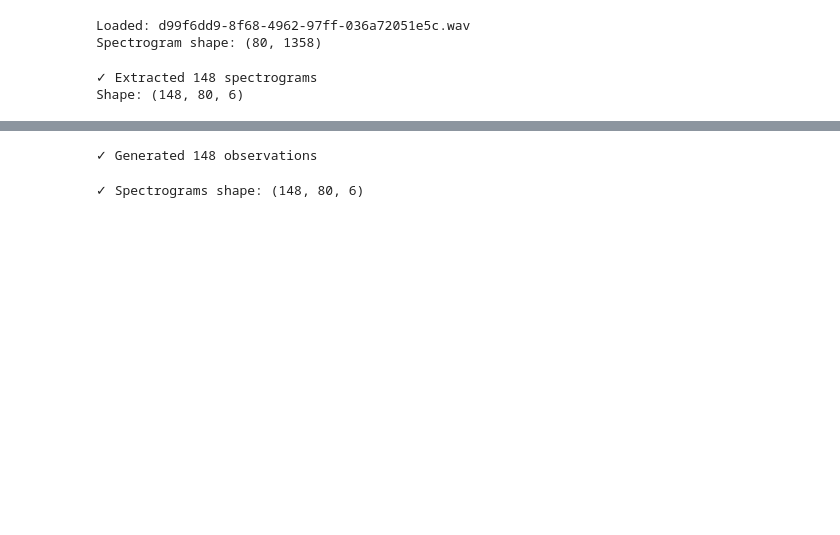
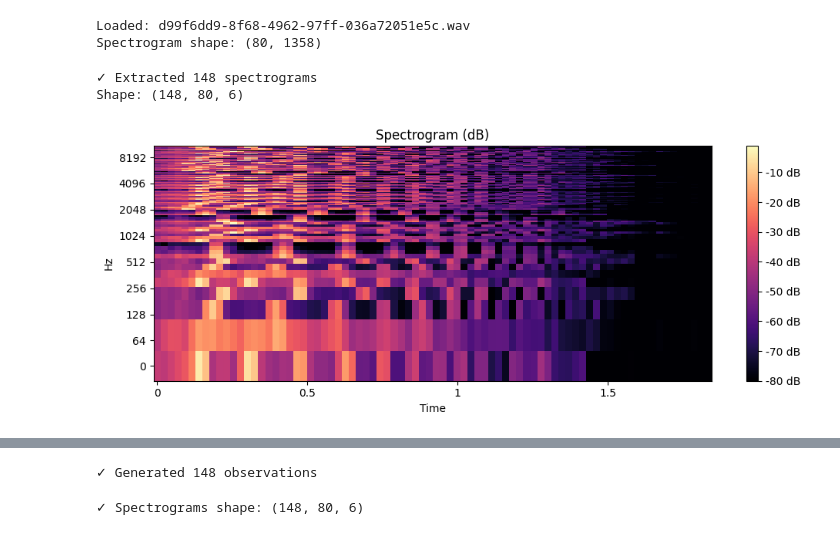
Before and after one commit to Jamesprocode/Pattern-for-Prediction-audio-to-audio, a Jupyter notebook: hmm_appoarch/test_hmm.ipynb, the cells around one changed output, grey strips where cells are left out. Cells and saved outputs as stored; diff of their text form; code cells hidden in the pictures; blank space fills up the shorter version.

```diff
--- a/hmm_appoarch/test_hmm.ipynb
+++ b/hmm_appoarch/test_hmm.ipynb
@@ -66,3 +66,14 @@ print(f"Shape: {specs_array.shape}")
 # %% [output]
 ✓ Extracted 148 spectrograms
 Shape: (148, 80, 6)
+# %%
+# 3. Plot
+plt.figure(figsize=(10, 4))
+librosa.display.specshow(specs_array[:,:,1], sr=sr, hop_length=512,
+                         x_axis="time", y_axis="log")  # 'log' = log-frequency
+plt.colorbar(format="%+2.0f dB")
+plt.title("Spectrogram (dB)")
+plt.tight_layout()
+plt.show()
+# %% [output]
+[figure, added]
```
Also changed, not shown: parts of 9 cells of this notebook, 5 other files.
